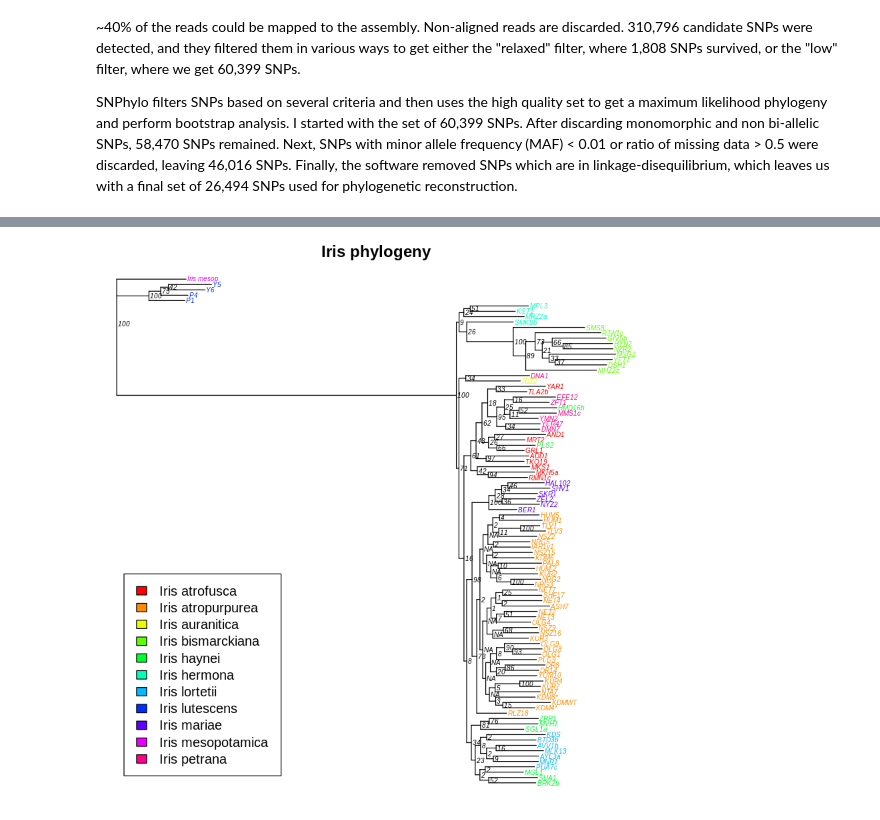
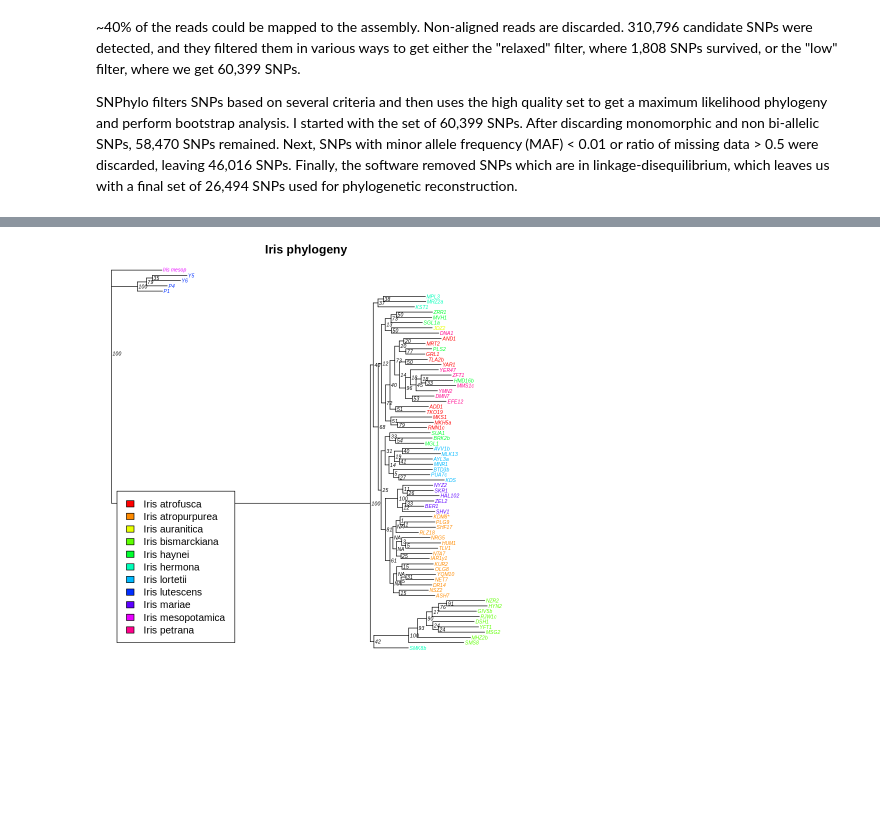
Before and after one commit to MayroseLab/Lior, a Jupyter notebook: iris/notebooks/iris_phylogeny.ipynb, the cells around one changed output, grey strips where cells are left out. Drawn from its saved outputs; the diff is of its cells as text; code cells hidden in the pictures; blank space fills up the shorter version.

```diff
--- a/iris/notebooks/iris_phylogeny.ipynb
+++ b/iris/notebooks/iris_phylogeny.ipynb
@@ -27,7 +37,7 @@ Loading required package: gdsfmt
 SNPRelate -- supported by Streaming SIMD Extensions 2 (SSE2)
 # %%
 # read SNPhylo output tree
-tree_file <- "../output/SNPhylo/snphylo.output.bs.tree"
+tree_file <- "../output/SNPhylo_74/snphylo.output.bs.rename.tree"
 tree <- read.tree(tree_file)
 # %%
 # root tree on I. mesopotamica
@@ -113,11 +123,13 @@ color.plot.phylo <- function(
 # %%
 # add species info to tree and plot
 samples_file <- "../data/samples.tsv"
 samples_df <- read.csv(samples_file, sep="\t", header = T)
+samples_df <- samples_df[samples_df$Sample %in% tree$tip.label,]
+samples_df$Species <- as.factor(samples_df$Species)
 color.plot.phylo(tree_rooted, samples_df, taxa.names = 'Sample', trait = 'Species',
                  cex = 0.5, main = "Iris phylogeny", show.node.label = T, label.offset = 0.001)
 # %% [output]
-[figure, old version]
+[figure, new version]
 # %%
 # create distance matrix
 dist_matrix <- cophenetic(tree_rooted)
```
Also changed, not shown: parts of 3 cells of this notebook.
